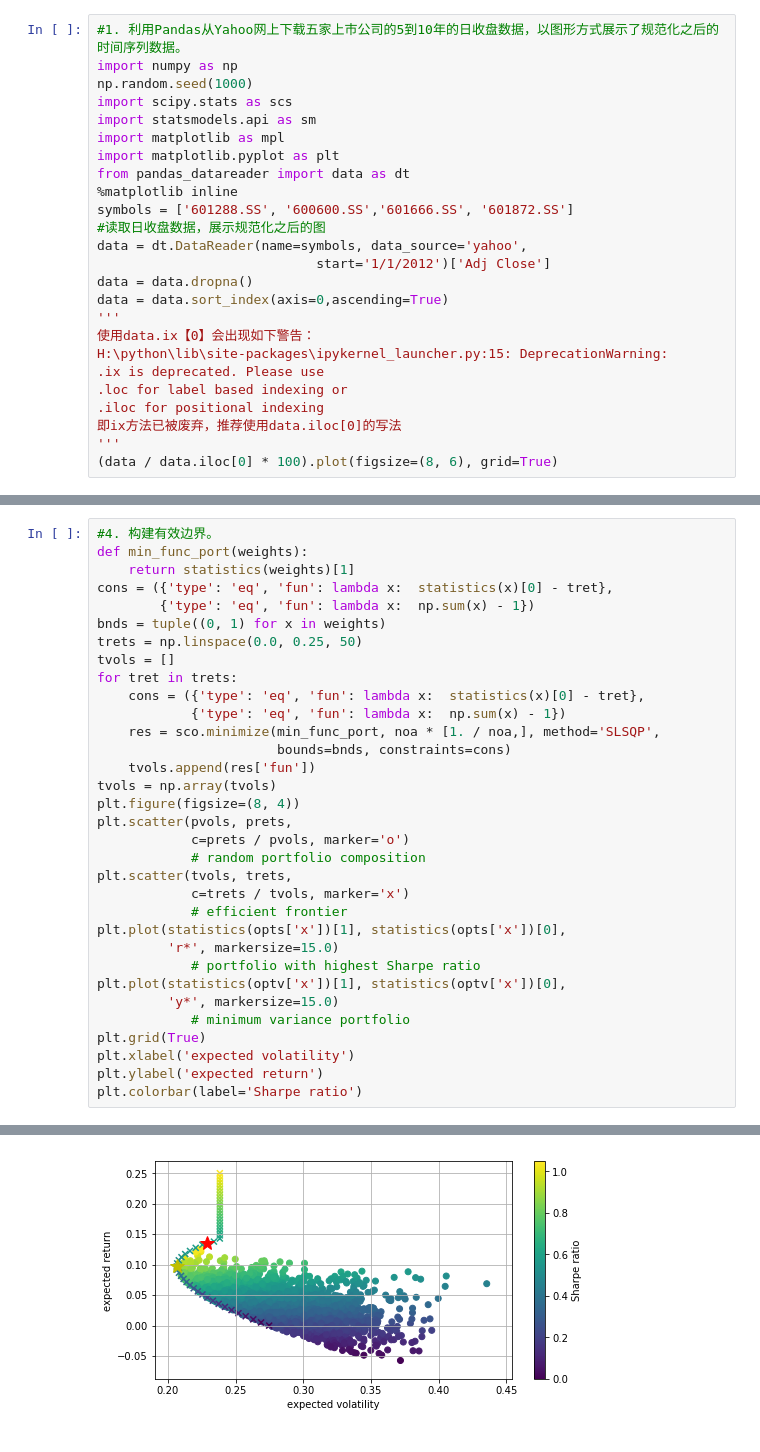
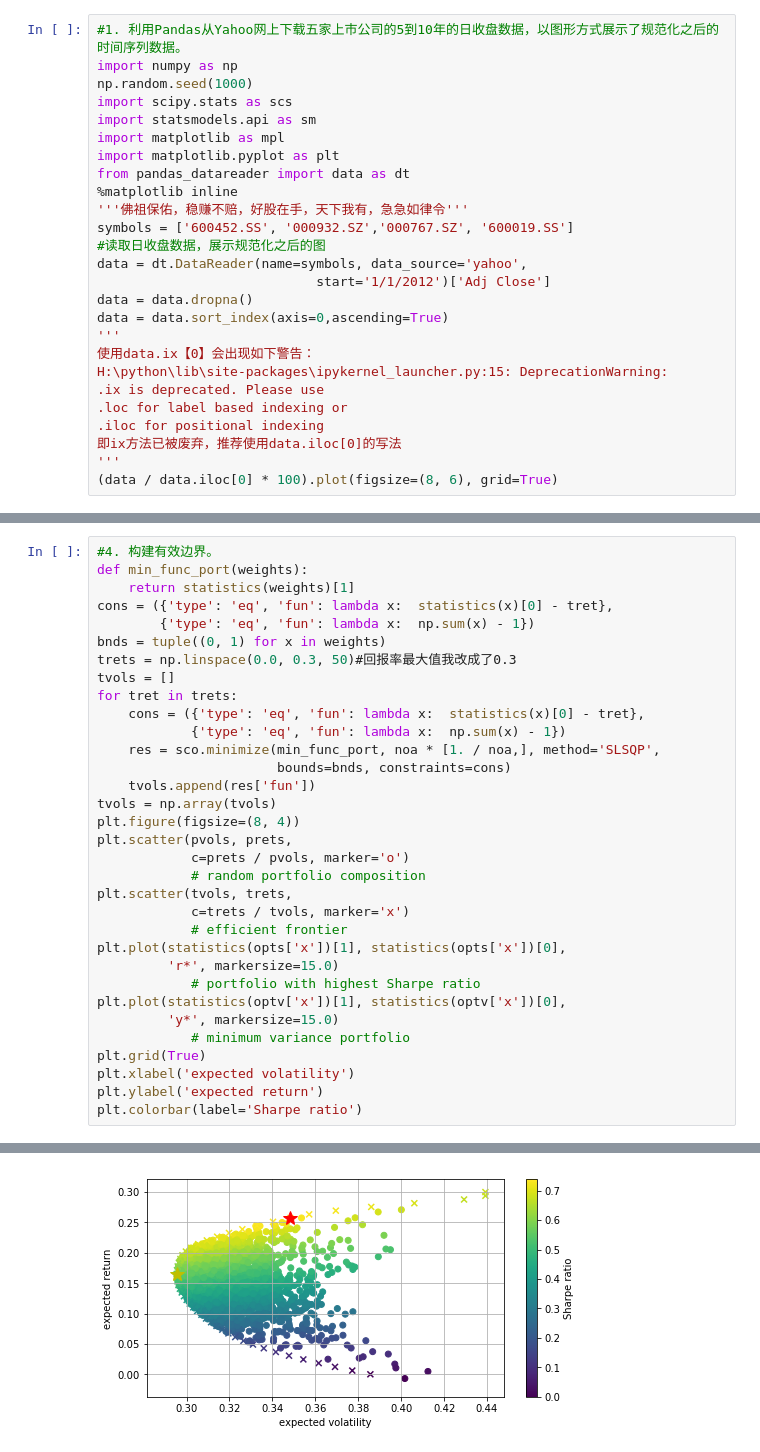
Before and after one commit to gangyf/Financial_Data_Analysis, a Jupyter notebook: Finance7_zoin.ipynb, the cells around one changed output, grey strips where cells are left out. Drawn from its saved outputs; the diff is of its cells as text.

```diff
--- a/Finance7_zoin.ipynb
+++ b/Finance7_zoin.ipynb
@@ -8,7 +8,8 @@ import matplotlib as mpl
 import matplotlib.pyplot as plt
 from pandas_datareader import data as dt
 %matplotlib inline
-symbols = ['601288.SS', '600600.SS','601666.SS', '601872.SS']
+'''佛祖保佑，稳赚不赔，好股在手，天下我有，急急如律令'''
+symbols = ['600452.SS', '000932.SZ','000767.SZ', '600019.SS']
 #读取日收盘数据，展示规范化之后的图
 data = dt.DataReader(name=symbols, data_source='yahoo',
                             start='1/1/2012')['Adj Close']
@@ -134,32 +135,32 @@ def min_func_port(weights):
 cons = ({'type': 'eq', 'fun': lambda x:  statistics(x)[0] - tret},
         {'type': 'eq', 'fun': lambda x:  np.sum(x) - 1})
 bnds = tuple((0, 1) for x in weights)
-trets = np.linspace(0.0, 0.25, 50)
+trets = np.linspace(0.0, 0.3, 50)#回报率最大值我改成了0.3
 tvols = []
 for tret in trets:
     cons = ({'type': 'eq', 'fun': lambda x:  statistics(x)[0] - tret},
             {'type': 'eq', 'fun': lambda x:  np.sum(x) - 1})
     res = sco.minimize(min_func_port, noa * [1. / noa,], method='SLSQP',
                        bounds=bnds, constraints=cons)
     tvols.append(res['fun'])
 tvols = np.array(tvols)
 plt.figure(figsize=(8, 4))
 plt.scatter(pvols, prets,
             c=prets / pvols, marker='o')
             # random portfolio composition
 plt.scatter(tvols, trets,
             c=trets / tvols, marker='x')
             # efficient frontier
 plt.plot(statistics(opts['x'])[1], statistics(opts['x'])[0],
          'r*', markersize=15.0)
             # portfolio with highest Sharpe ratio
 plt.plot(statistics(optv['x'])[1], statistics(optv['x'])[0],
          'y*', markersize=15.0)
             # minimum variance portfolio
 plt.grid(True)
 plt.xlabel('expected volatility')
 plt.ylabel('expected return')
 plt.colorbar(label='Sharpe ratio')
 # %% [output]
 <matplotlib.colorbar.Colorbar at 0x...>
-[figure, old version]
+[figure, new version]
```
Also changed, not shown: parts of 3 cells of this notebook.
